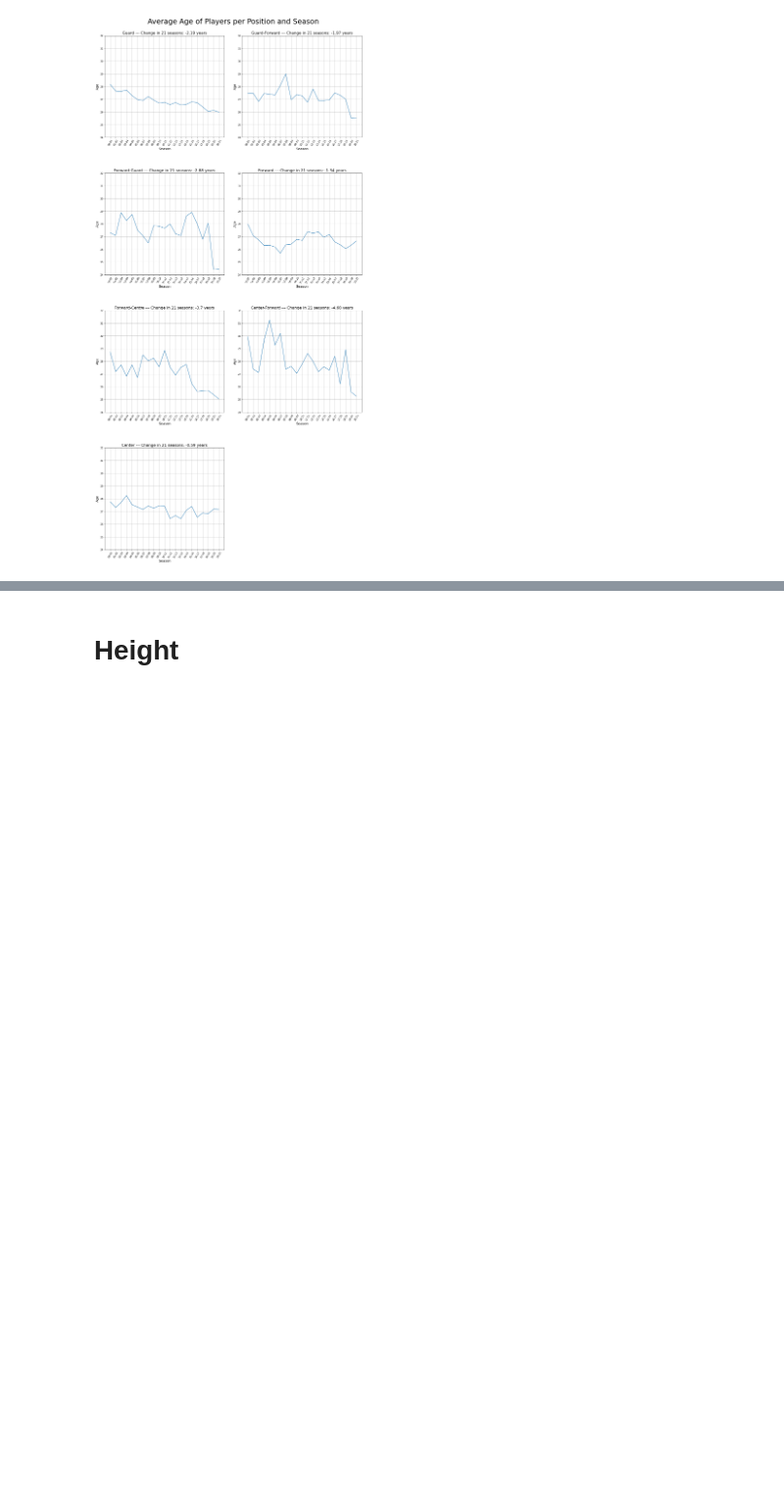
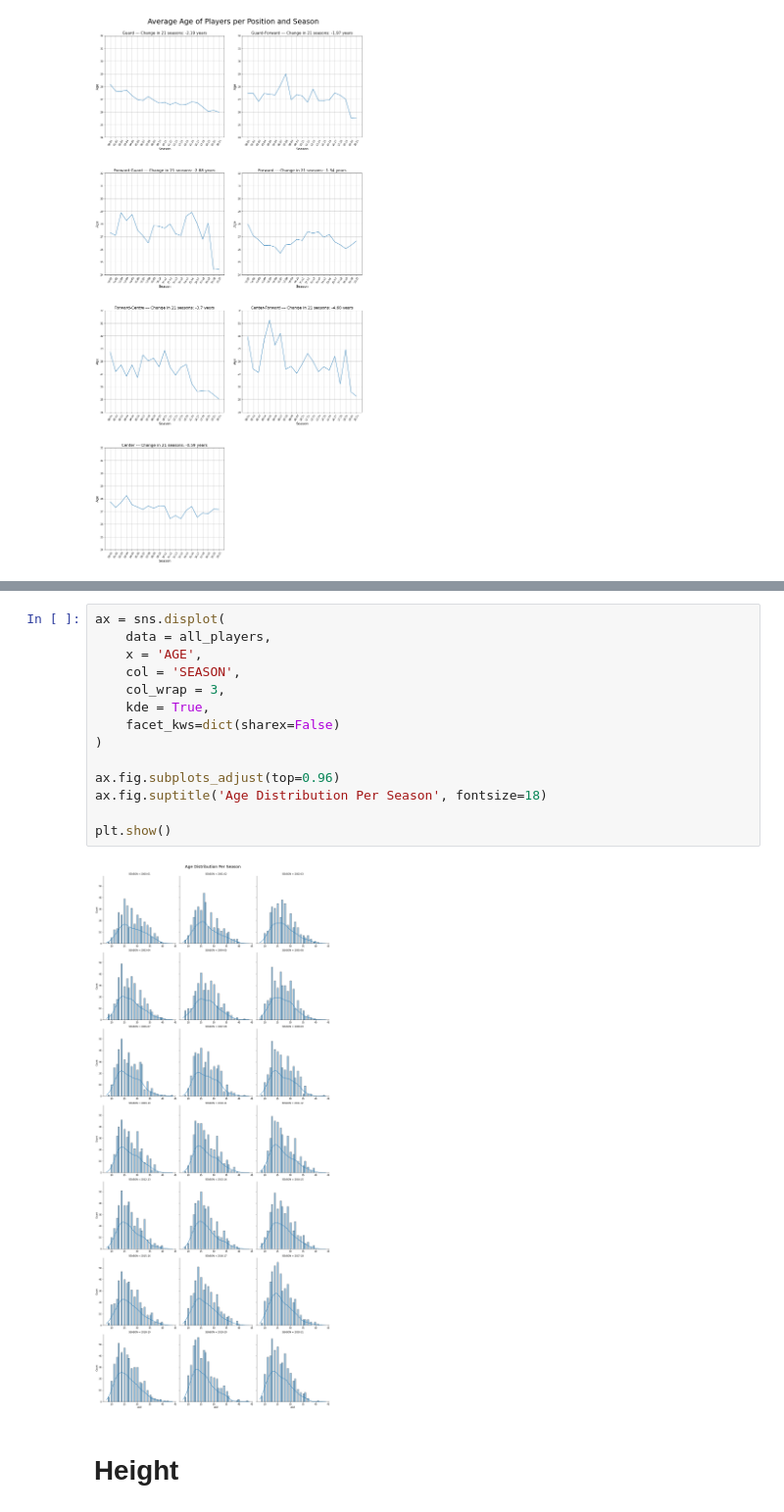
Before and after one commit to kmcsquared/TFM, a Jupyter notebook: players.ipynb, the cells around one changed output, grey strips where cells are left out. Shown at 98% size. Drawn from its saved outputs; the diff is of its cells as text; blank space fills up the shorter version.

```diff
--- a/players.ipynb
+++ b/players.ipynb
@@ -470,3 +484,19 @@ plt.show()
+# %%
+ax = sns.displot(
+    data = all_players,
+    x = 'AGE',
+    col = 'SEASON',
+    col_wrap = 3,
+    kde = True,
+    facet_kws=dict(sharex=False)
+)
+
+ax.fig.subplots_adjust(top=0.96)
+ax.fig.suptitle('Age Distribution Per Season', fontsize=18)
+
+plt.show()
+# %% [output]
+[figure, added]
 # %% [markdown]
 # Height
 # %%
```
Also changed, not shown: parts of 12 cells of this notebook, 6 other files.
